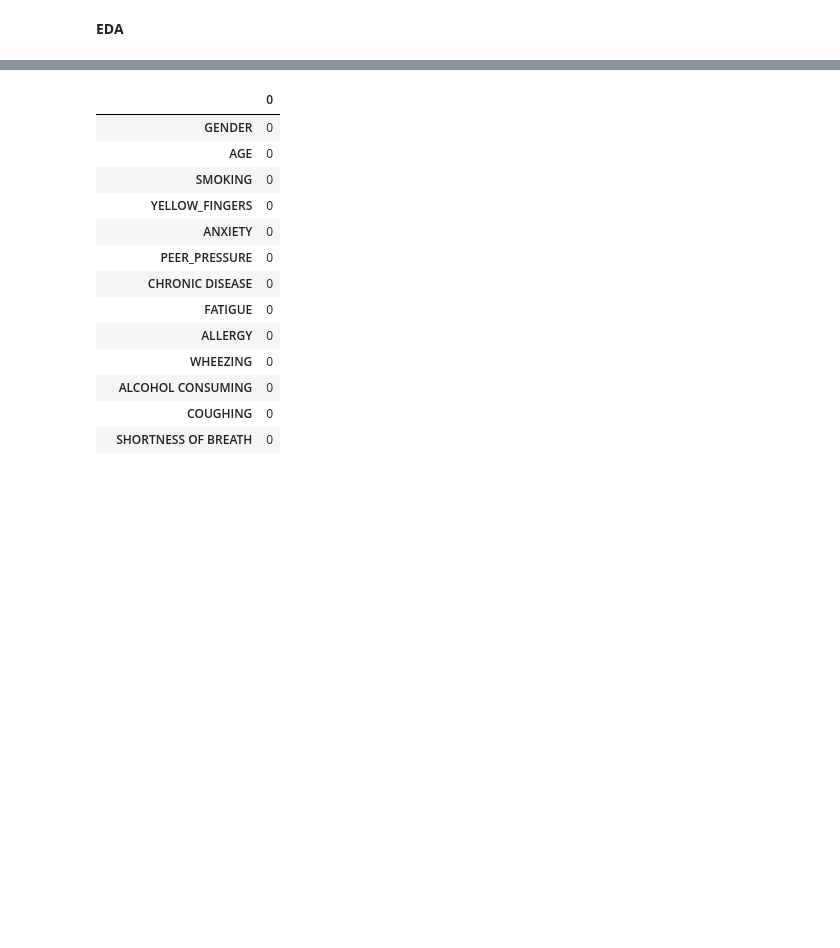
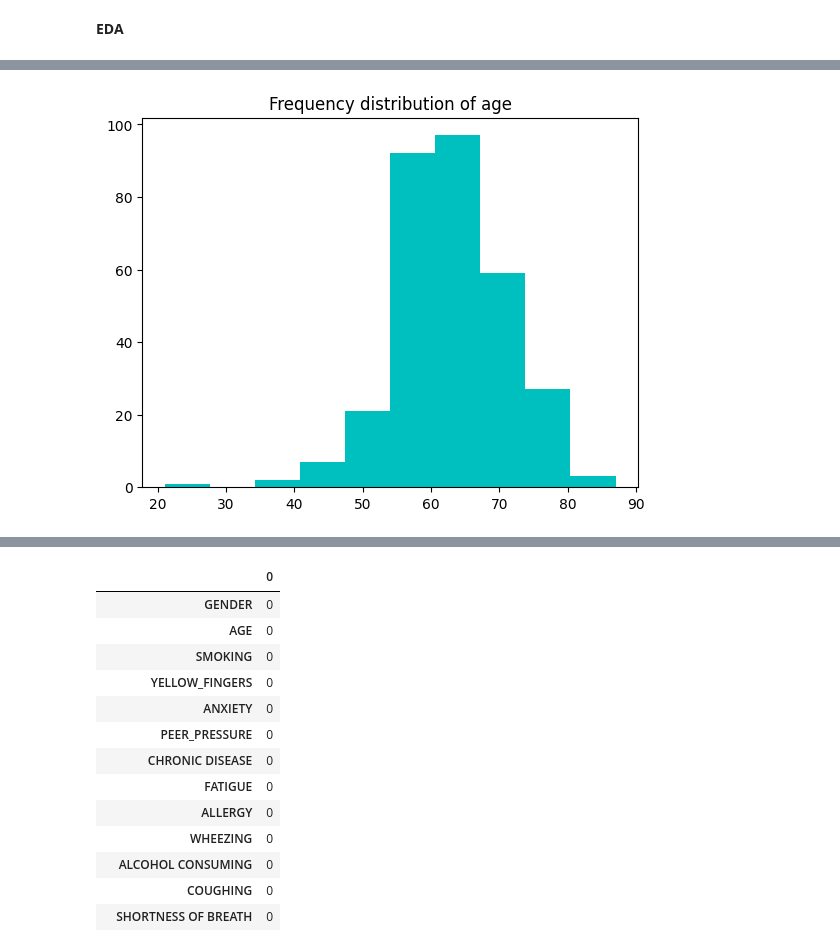
Before and after one commit to Siddique-ur-Rehman/SVM_projects, a Jupyter notebook: lungcancer_prediction/SVM.ipynb, the cells around one changed output, grey strips where cells are left out. Cells and saved outputs as stored; diff of their text form; code cells hidden in the pictures; blank space fills up the shorter version.

```diff
--- a/lungcancer_prediction/SVM.ipynb
+++ b/lungcancer_prediction/SVM.ipynb
@@ -20,0 +63,6 @@ df.head()
+# %%
+plt.hist(df['AGE'],color='c')
+plt.title("Frequency distribution of age")
+plt.show()
+# %% [output]
+[figure, added]
```
Also changed, not shown: parts of 28 cells of this notebook.
